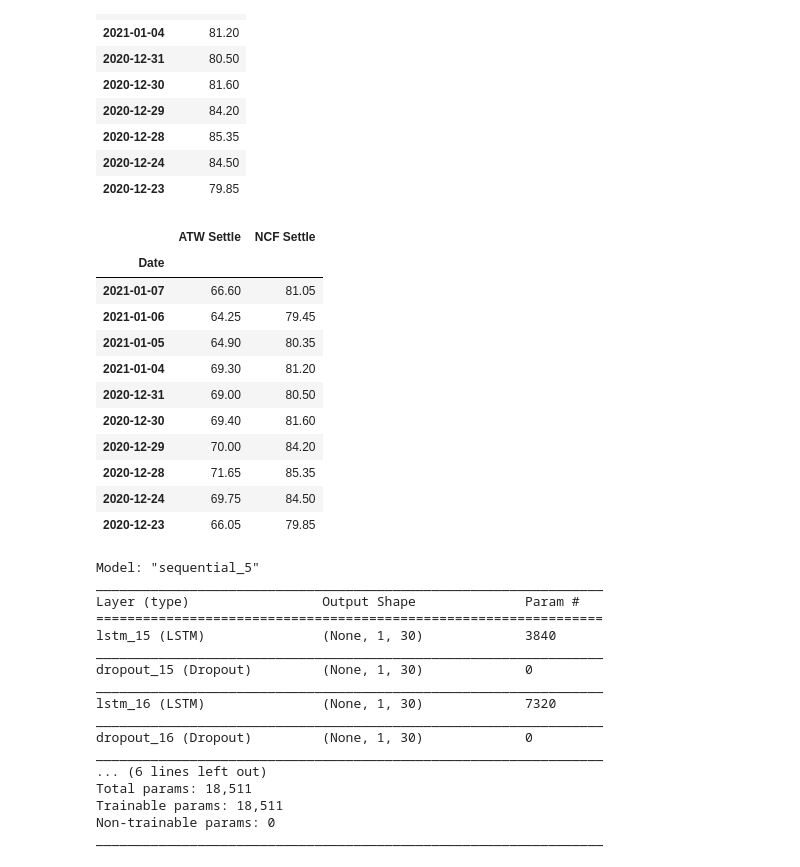
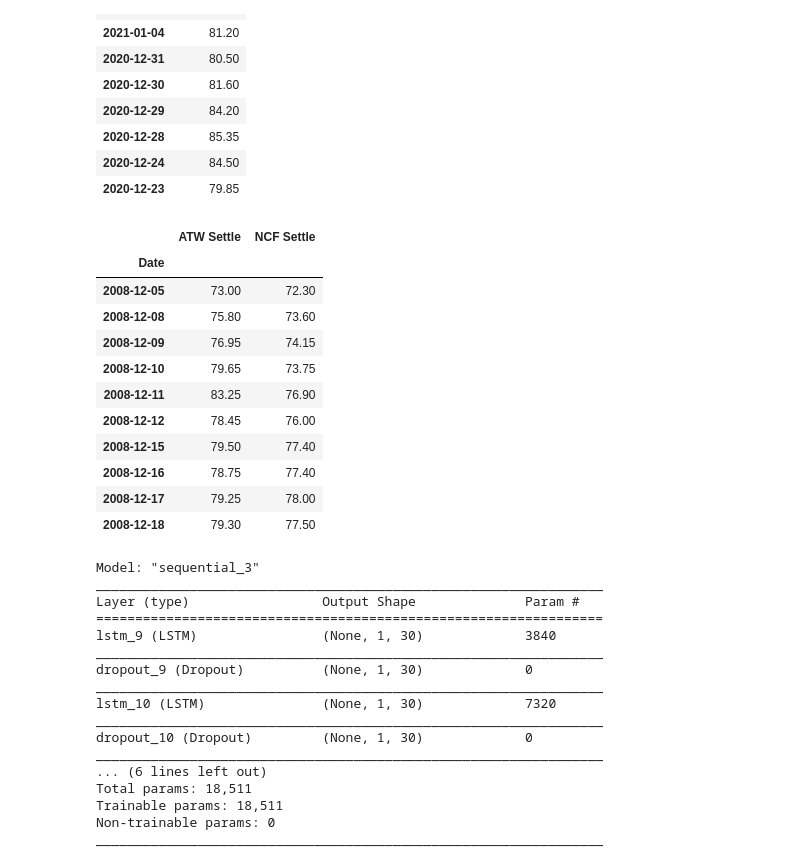
Before and after one commit to etiennealcaraz/Project2-Group9, a Jupyter notebook: lstm_coal_futures.ipynb, the cells around one changed output. Cells and saved outputs as stored; diff of their text form; code cells hidden in the pictures.

Commit message:
fix problem w lstm model

```diff
--- a/lstm_coal_futures.ipynb
+++ b/lstm_coal_futures.ipynb
@@ -47,21 +50,22 @@ ncf_df.head(10)
 | 2020-12-24 | 84.50 |
 | 2020-12-23 | 79.85 |
 # %%
-df = pd.concat([atw_df, ncf_df], axis="columns", join = "inner")
+df = pd.concat([atw_df, ncf_df], axis="columns", join = "inner" )
+df.sort_index(inplace=True)
 df.head(10)
 # %% [output]
 |  | ATW Settle | NCF Settle |
 | Date |  |  |
-| 2021-01-07 | 66.60 | 81.05 |
-| 2021-01-06 | 64.25 | 79.45 |
-| 2021-01-05 | 64.90 | 80.35 |
-| 2021-01-04 | 69.30 | 81.20 |
-| 2020-12-31 | 69.00 | 80.50 |
-| 2020-12-30 | 69.40 | 81.60 |
-| 2020-12-29 | 70.00 | 84.20 |
-| 2020-12-28 | 71.65 | 85.35 |
-| 2020-12-24 | 69.75 | 84.50 |
-| 2020-12-23 | 66.05 | 79.85 |
+| 2008-12-05 | 73.00 | 72.30 |
+| 2008-12-08 | 75.80 | 73.60 |
+| 2008-12-09 | 76.95 | 74.15 |
+| 2008-12-10 | 79.65 | 73.75 |
+| 2008-12-11 | 83.25 | 76.90 |
+| 2008-12-12 | 78.45 | 76.00 |
+| 2008-12-15 | 79.50 | 77.40 |
+| 2008-12-16 | 78.75 | 77.40 |
+| 2008-12-17 | 79.25 | 78.00 |
+| 2008-12-18 | 79.30 | 77.50 |
 # %%
 # This function accepts the column number for the features (X) and the target (y)
 # It chunks the data up with a rolling window of Xt-n to predict Xt
@@ -150,17 +154,17 @@ model.compile(optimizer="adam", loss="mean_squared_error")
 
 model.summary()
 # %% [output]
-Model: "sequential_5"
+Model: "sequential_3"
 _________________________________________________________________
 Layer (type)                 Output Shape              Param #
 =================================================================
-lstm_15 (LSTM)               (None, 1, 30)             3840
+lstm_9 (LSTM)                (None, 1, 30)             3840
 _________________________________________________________________
-dropout_15 (Dropout)         (None, 1, 30)             0
+dropout_9 (Dropout)          (None, 1, 30)             0
 _________________________________________________________________
-lstm_16 (LSTM)               (None, 1, 30)             7320
+lstm_10 (LSTM)               (None, 1, 30)             7320
 _________________________________________________________________
-dropout_16 (Dropout)         (None, 1, 30)             0
+dropout_10 (Dropout)         (None, 1, 30)             0
 _________________________________________________________________
 ... (6 lines left out)
 Total params: 18,511
```
Also changed, not shown: parts of 5 cells of this notebook.
